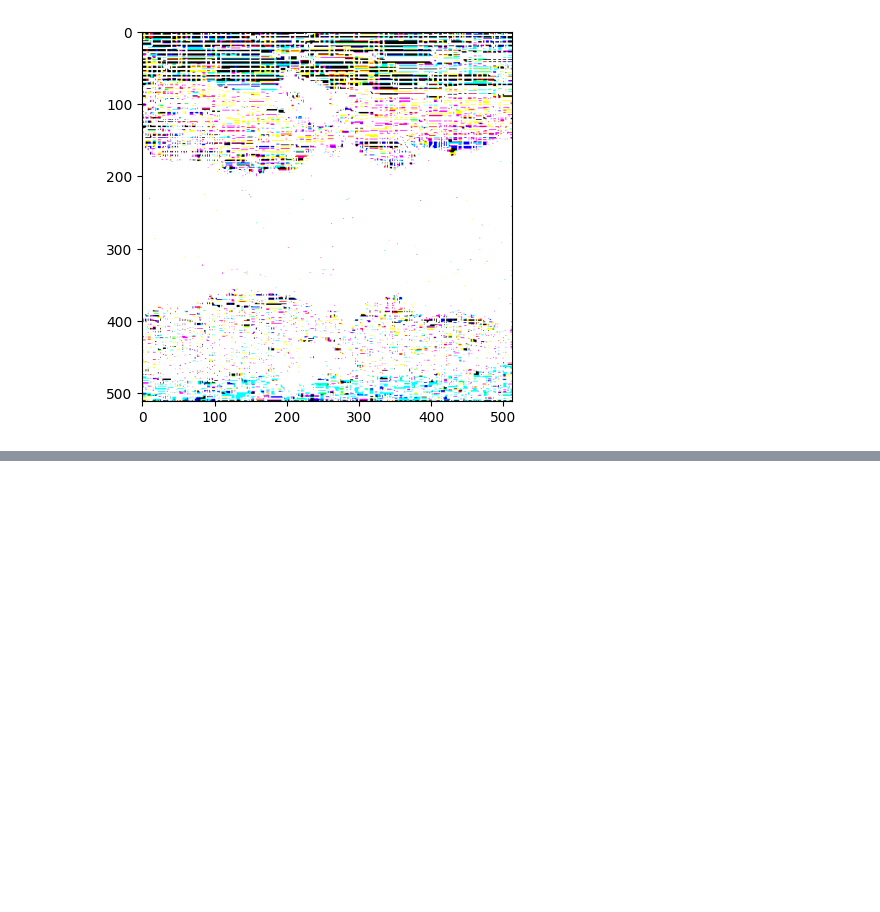
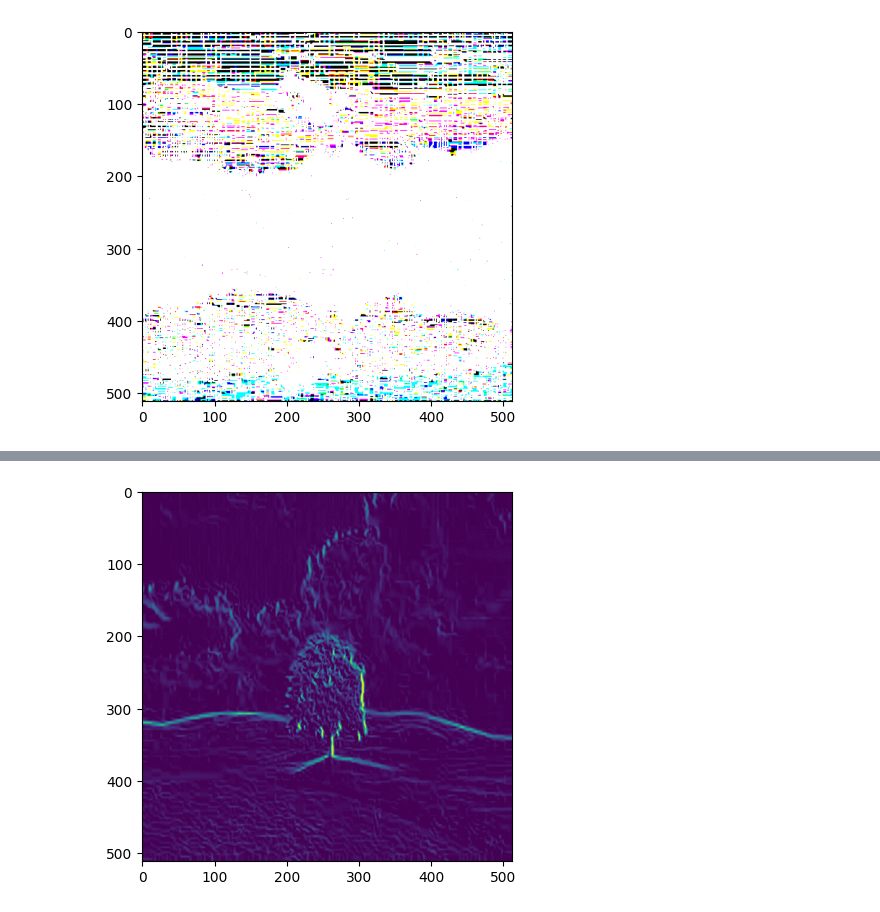
Before and after one commit to Pragateeshwaran/Computer-vision, a Jupyter notebook: basics/exercise2.ipynb, the cells around one changed output, grey strips where cells are left out. Drawn from its saved outputs; the diff is of its cells as text; code cells hidden in the pictures; blank space fills up the shorter version.

```diff
--- a/basics/exercise2.ipynb
+++ b/basics/exercise2.ipynb
@@ -81,0 +98,13 @@ Clipping input data to the valid range for imshow with RGB data ([0..1] for floa
+# %%
+prewitt_x = np.array([[-1, 0, 1],
+                      [-1, 0, 1],
+                      [-1, 0, 1]])
+prewitt_y = np.array([[ 1,  1,  1],
+                      [ 0,  0,  0],
+                      [-1, -1, -1]])
+prewitt_x_img = cv2.filter2D(blurred_image, -1, prewitt_x)
+prewitt_y_img = cv2.filter2D(blurred_image, -1, prewitt_y)
+prewitt = cv2.magnitude(prewitt_x_img.astype(np.float32), prewitt_y_img.astype(np.float32))
+plt.imshow(prewitt);
+# %% [output]
+[figure, added]
```
Also changed, not shown: parts of 5 cells of this notebook, 2 other files.
